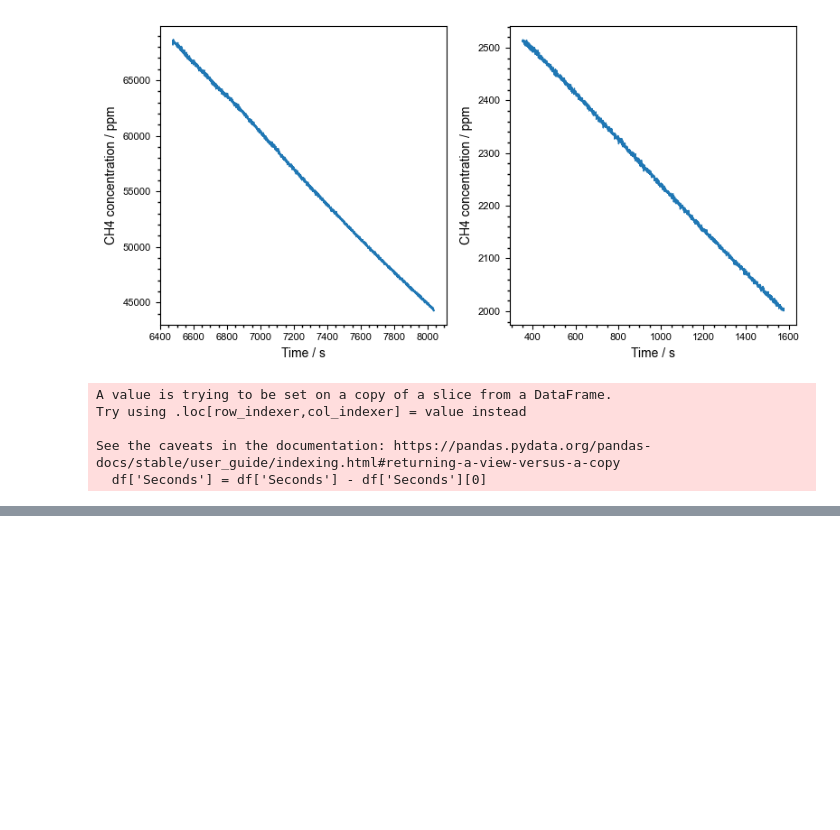
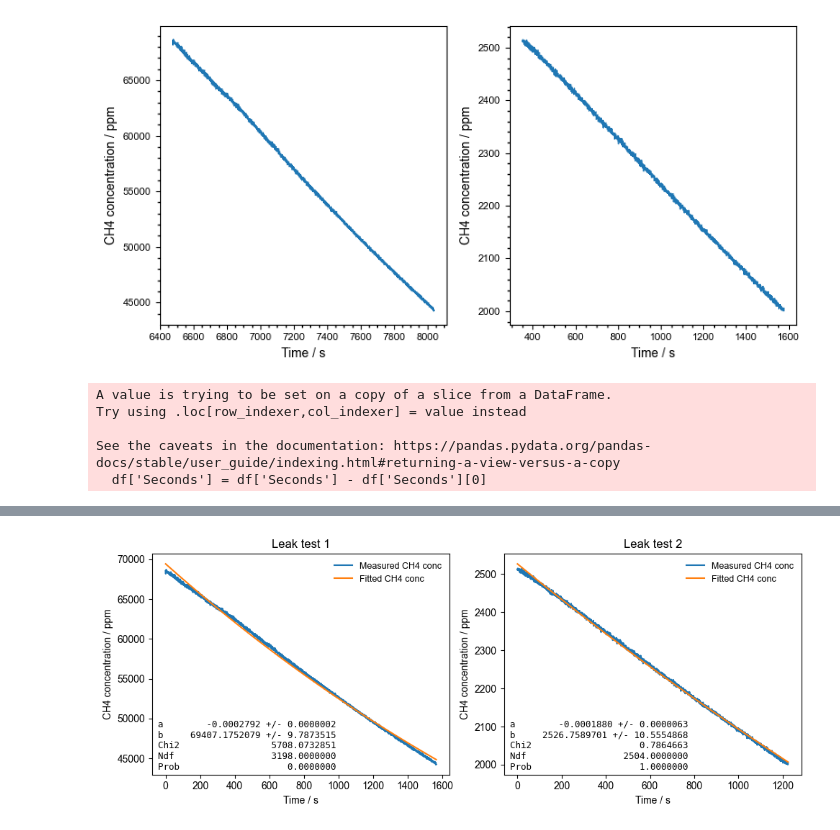
Before and after one commit to Normann25/Manganese-chlorides, a Jupyter notebook: ISAMO/leak_rates.ipynb, the cells around one changed output, grey strips where cells are left out. Cells and saved outputs as stored; diff of their text form; code cells hidden in the pictures; blank space fills up the shorter version.

```diff
--- a/ISAMO/leak_rates.ipynb
+++ b/ISAMO/leak_rates.ipynb
@@ -36,0 +97,28 @@ See the caveats in the documentation: https://pandas.pydata.org/pandas-docs/stab
+# %%
+def plot_fit(ax, df, a, b, ea, eb, chi2, ndf, prob):
+    x1, y1 = df['Seconds'], df['CH4 [ppm]']
+    ax.plot(x1, y1, label = 'Measured CH4 conc')
+    ax.plot(x1, fit_func(x1, a, b), label = 'Fitted CH4 conc')
+    ax.legend(frameon = False, fontsize = 9)
+    ax.set(xlabel = 'Time / s', ylabel = 'CH4 concentration / ppm')
+    d = {'a':   [a, ea],
+         'b':   [b, eb],
+        'Chi2':     chi2,
+        'Ndf':      ndf,
+        'Prob':     prob,
+        }
+    text = nice_string_output(d, extra_spacing=2, decimals=7)
+    add_text_to_ax(0.02, 0.25, text, ax, fontsize=9)
+# %%
+fig, ax = plt.subplots(1,2, figsize = (10, 4))
+
+for i, key in enumerate(leak_treat.keys()):
+    plot_fit(ax[i], leak_treat[key], array_a[i], array_b[i], array_ea[i], array_eb[i], array_Chi2[i], array_ndf[i], array_Prob[i])
+ax[0].set_title('Leak test 1')
+ax[1].set_title('Leak test 2')
+
+fig.tight_layout()
+fig.savefig('Fitted_leak.png', dpi = 600)
+plt.show()
+# %% [output]
+[figure, added]
```
Also changed, not shown: parts of 2 cells of this notebook, 2 other files.
